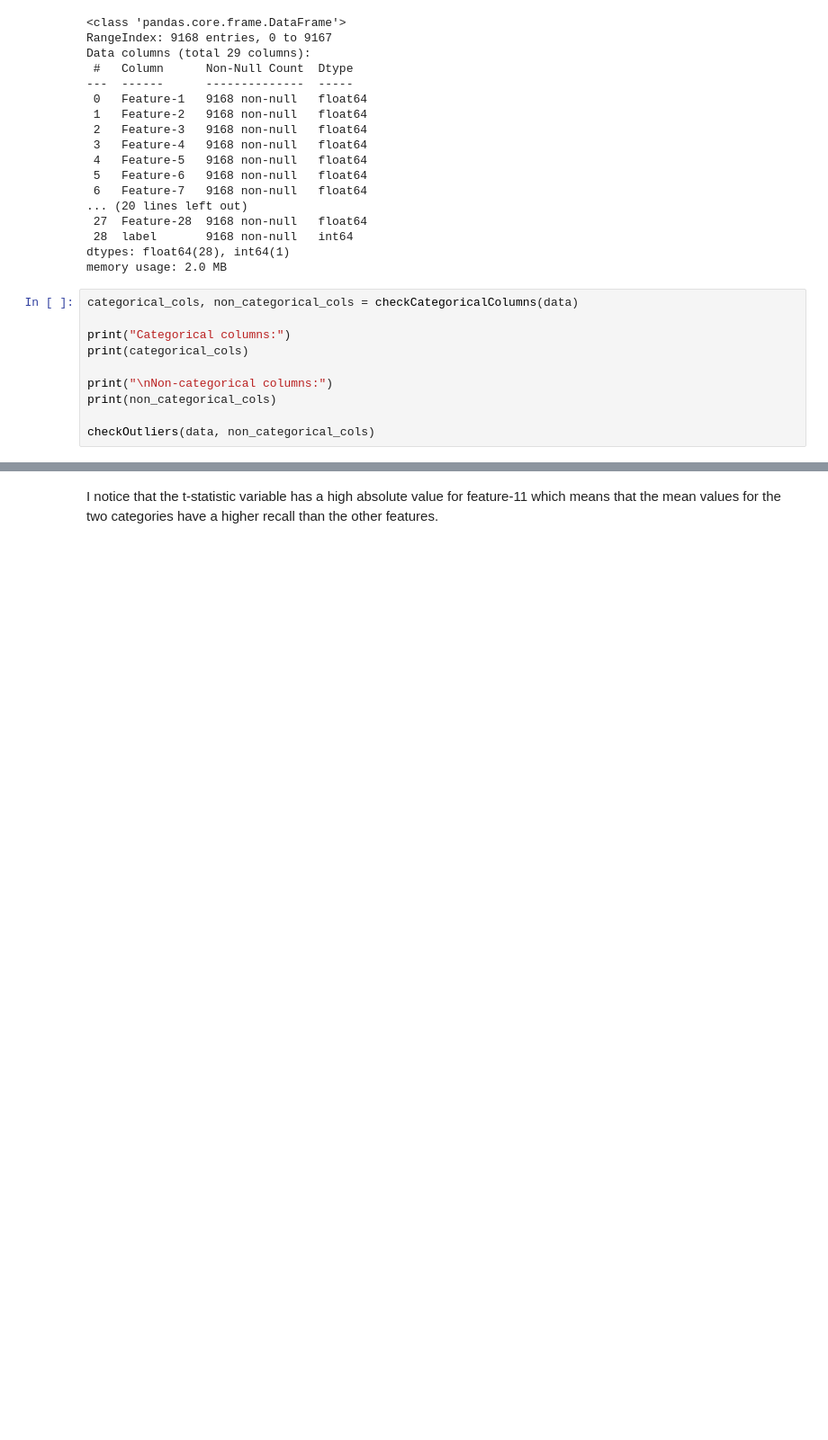
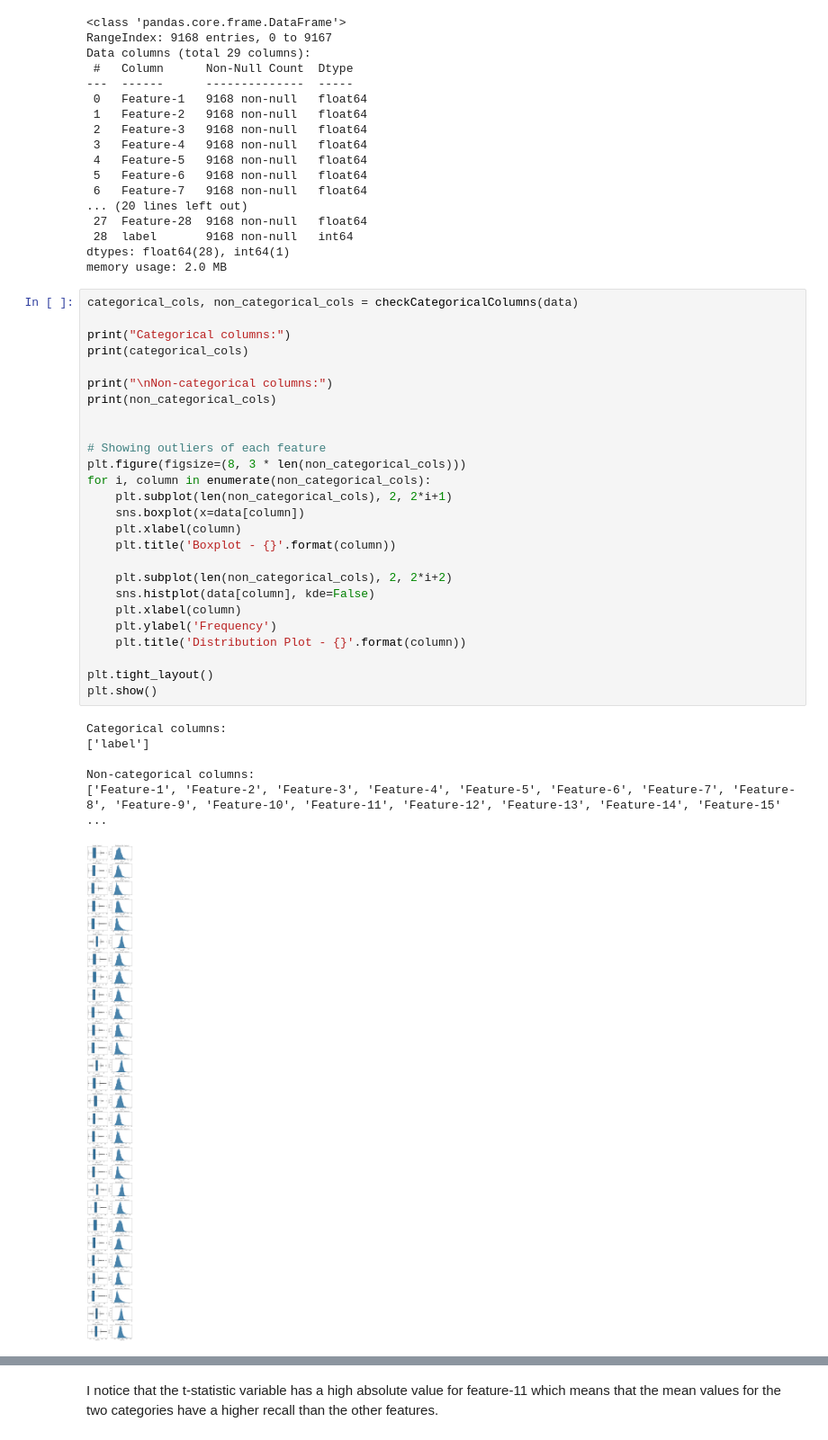
Before and after one commit to geras-papax/LESSONS, a Jupyter notebook: eda.ipynb, the cells around one changed output, grey strips where cells are left out. Shown at 90% size. Drawn from its saved outputs; the diff is of its cells as text; blank space fills up the shorter version.

```diff
--- a/eda.ipynb
+++ b/eda.ipynb
@@ -41,15 +41,38 @@ Data columns (total 29 columns):
  28  label       9168 non-null   int64
 dtypes: float64(28), int64(1)
 memory usage: 2.0 MB
-# %%
-categorical_cols, non_categorical_cols = checkCategoricalColumns(data)
-
-print("Categorical columns:")
-print(categorical_cols)
-
-print("\nNon-categorical columns:")
-print(non_categorical_cols)
-
-checkOutliers(data, non_categorical_cols)
+# %%
+categorical_cols, non_categorical_cols = checkCategoricalColumns(data)
+
+print("Categorical columns:")
+print(categorical_cols)
+
+print("\nNon-categorical columns:")
+print(non_categorical_cols)
+
+
+# Showing outliers of each feature
+plt.figure(figsize=(8, 3 * len(non_categorical_cols)))
+for i, column in enumerate(non_categorical_cols):
+    plt.subplot(len(non_categorical_cols), 2, 2*i+1)
+    sns.boxplot(x=data[column])
+    plt.xlabel(column)
+    plt.title('Boxplot - {}'.format(column))
+
+    plt.subplot(len(non_categorical_cols), 2, 2*i+2)
+    sns.histplot(data[column], kde=False)
+    plt.xlabel(column)
+    plt.ylabel('Frequency')
+    plt.title('Distribution Plot - {}'.format(column))
+
+plt.tight_layout()
+plt.show()
+# %% [output]
+Categorical columns:
+['label']
+
+Non-categorical columns:
+['Feature-1', 'Feature-2', 'Feature-3', 'Feature-4', 'Feature-5', 'Feature-6', 'Feature-7', 'Feature-8', 'Feature-9', 'Feature-10', 'Feature-11', 'Feature-12', 'Feature-13', 'Feature-14', 'Feature-15' ...
+[figure, added]
 # %%
 FeatureInfo(data)
```
Also changed, not shown: parts of 2 cells of this notebook, 2 other files.
